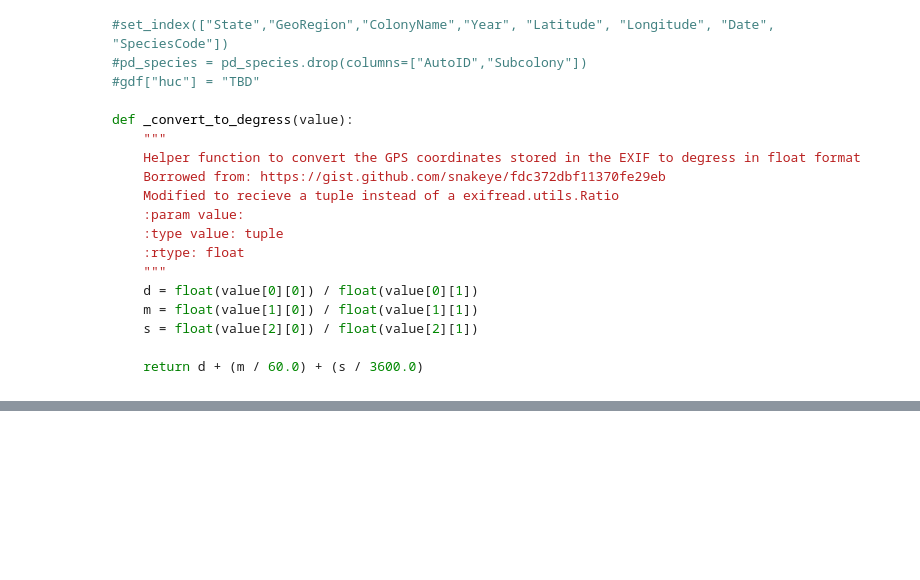
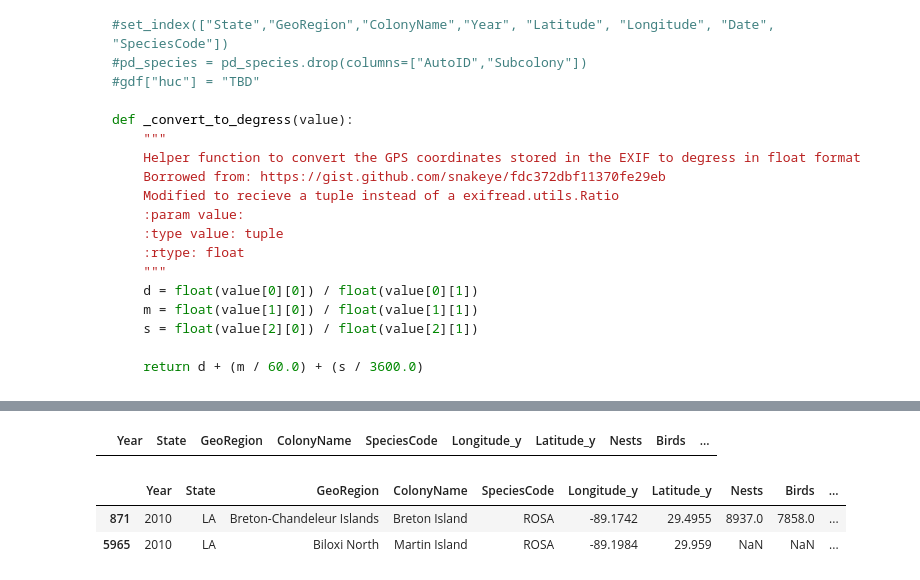
Before and after one commit to waterinstitute/avian_data_ingestor, a Jupyter notebook: doc/Metadata for DottedImages.ipynb, the cells around one changed output, grey strips where cells are left out. Drawn from its saved outputs; the diff is of its cells as text; code cells hidden in the pictures; blank space fills up the shorter version.

Commit message:
[notebook]include the processing of new access database and summary

```diff
--- a/doc/Metadata for DottedImages.ipynb
+++ b/doc/Metadata for DottedImages.ipynb
@@ -330,0 +541,25 @@ def _convert_to_degress(value):
+# %%
+join_cols =["Year", "State","GeoRegion", "ColonyName", "SpeciesCode",'Longitude_y', 'Latitude_y']
+for c in join_cols:
+    pd_species[c]=pd_species[c].astype('str').str.strip()
+    joined_totals[c]=joined_totals[c].astype('str').str.strip()
+# For 2021 REEG data is divided in subspecies on the access database, but reported as REEG in the summary.
+pd_species.loc[(pd_species.Year == "2021") & pd_species.SpeciesCode.str.startswith("REEG "), "SpeciesCode"] = "REEG"
+agg_pd_species = pd_species.loc[pd_species.BestForBPE == 'Y', ["Year", "State","GeoRegion", "ColonyName", "SpeciesCode", 'Longitude_y', 'Latitude_y', 'total_nests', 'total_birds']].groupby(["Year", "State","GeoRegion", "ColonyName", "SpeciesCode",'Longitude_y', 'Latitude_y']).sum()
+# %%
+agg_totals = joined_totals.groupby(["Year", "State","GeoRegion", "ColonyName", "SpeciesCode",'Longitude_y', 'Latitude_y']).sum()
+# %%
+joined_totals = agg_totals.join(agg_pd_species, on=join_cols, how="outer").reset_index()
+# %%
+joined_totals[joined_totals.total_nests.isna() & (joined_totals.Year == "2021")]
+# %% [output]
+|  | Year | State | GeoRegion | ColonyName | SpeciesCode | Longitude_y | Latitude_y | Nests | Birds | ... |
+# %%
+joined_totals["diff_nests"] = joined_totals["Nests"].fillna(0) -joined_totals["total_nests"].fillna(0)
+joined_totals["diff_birds"] = joined_totals["Birds"].fillna(0) -joined_totals["total_birds"].fillna(0)
+# %%
+joined_totals[((joined_totals["diff_nests"] !=0) | (joined_totals["diff_birds"] !=0)) & (joined_totals["SpeciesCode"] == "ROSA")]
+# %% [output]
+|  | Year | State | GeoRegion | ColonyName | SpeciesCode | Longitude_y | Latitude_y | Nests | Birds | ... |
+| 871 | 2010 | LA | Breton-Chandeleur Islands | Breton Island | ROSA | -89.1742 | 29.4955 | 8937.0 | 7858.0 | ... |
+| 5965 | 2010 | LA | Biloxi North | Martin Island | ROSA | -89.1984 | 29.959 | NaN | NaN | ... |
```
Also changed, not shown: parts of 56 cells of this notebook.
